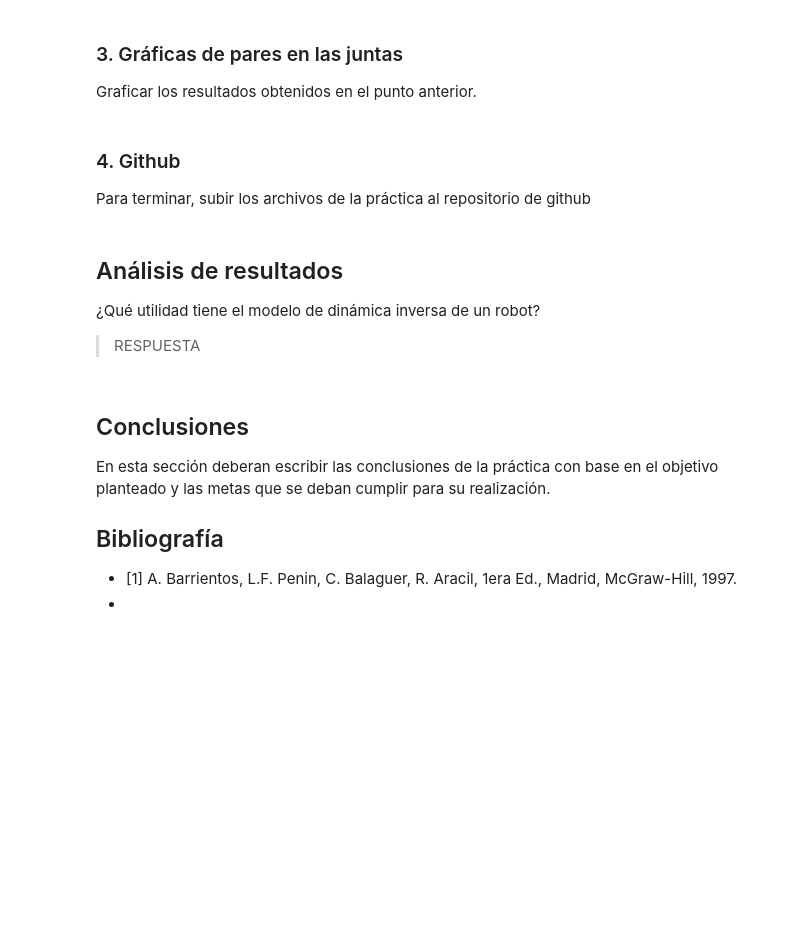
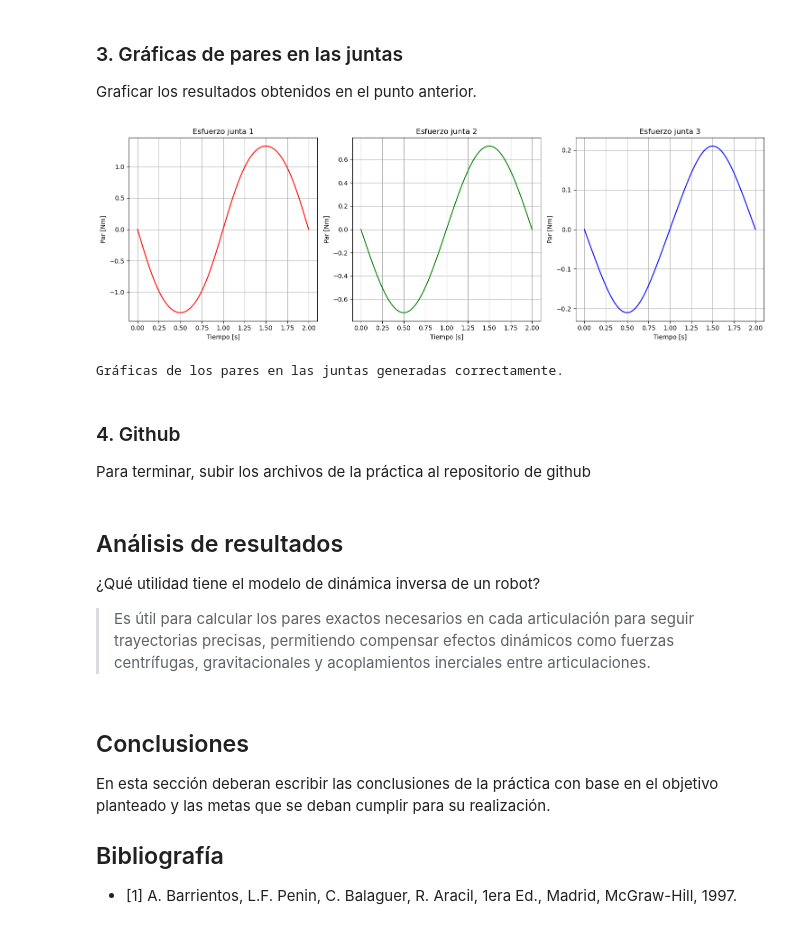
Before and after one commit to thepatochido/Repositorio-2025-2, a Jupyter notebook: Practicas/P3/practica_3.ipynb, the cells around one changed output. Cells and saved outputs as stored; diff of their text form; code cells hidden in the pictures; blank space fills up the shorter version.

Commit message:
Correccion de los codigos para que funcione todo

```diff
--- a/Practicas/P3/practica_3.ipynb
+++ b/Practicas/P3/practica_3.ipynb
@@ -129,6 +1032,47 @@ Para calcular los pares en las juntas del robot, calcular las parciales del Lagr
 Graficar los resultados obtenidos en el punto anterior.
 # %%
 ###Colocar y correr el código dentro de estas celdas
+import matplotlib.pyplot as plt
+
+# Cargar los datos calculados en la celda anterior
+tau_valores = np.load('tau_valores.npy')
+t_m = np.load('t_m.npy')
+
+# Crear gráficas para los pares en las juntas
+fig, (tau_1_g, tau_2_g, tau_3_g) = plt.subplots(nrows=1, ncols=3, figsize=(15, 5))
+
+# Configurar y dibujar las gráficas
+# Esfuerzo junta 1
+tau_1_g.set_title("Esfuerzo junta 1")
+tau_1_g.plot(t_m, tau_valores[0, :], color="RED")
+tau_1_g.set_xlabel("Tiempo [s]")
+tau_1_g.set_ylabel("Par [Nm]")
+tau_1_g.grid(True)
+
+# Esfuerzo junta 2
+tau_2_g.set_title("Esfuerzo junta 2")
+tau_2_g.plot(t_m, tau_valores[1, :], color="GREEN")
+tau_2_g.set_xlabel("Tiempo [s]")
+tau_2_g.set_ylabel("Par [Nm]")
+tau_2_g.grid(True)
+
+# Esfuerzo junta 3
+tau_3_g.set_title("Esfuerzo junta 3")
+tau_3_g.plot(t_m, tau_valores[2, :], color="BLUE")
+tau_3_g.set_xlabel("Tiempo [s]")
+tau_3_g.set_ylabel("Par [Nm]")
+tau_3_g.grid(True)
+
+# Ajustar el diseño para evitar superposición
+plt.tight_layout()
+
+# Mostrar la figura
+plt.show()
+
+print("Gráficas de los pares en las juntas generadas correctamente.")
+# %% [output]
+[figure, added]
+Gráficas de los pares en las juntas generadas correctamente.
 # %% [markdown]
 ### 4. Github
 Para terminar, subir los archivos de la práctica al repositorio de github
@@ -136,7 +1080,7 @@ Para terminar, subir los archivos de la práctica al repositorio de github
 ## Análisis de resultados
 
 ¿Qué utilidad tiene el modelo de dinámica inversa de un robot?
-> RESPUESTA
+> Es útil para calcular los pares exactos necesarios en cada articulación para seguir trayectorias precisas, permitiendo compensar efectos dinámicos como fuerzas centrífugas, gravitacionales y acoplamientos inerciales entre articulaciones.
 # %% [markdown]
 ## Conclusiones
 
@@ -145,4 +1089,3 @@ En esta sección deberan escribir las conclusiones de la práctica con base en e
 ## Bibliografía
 
 - [1] A. Barrientos, L.F. Penin, C. Balaguer, R. Aracil, 1era Ed., Madrid, McGraw-Hill, 1997.
--
```
Also changed, not shown: parts of 6 cells of this notebook, 2 other files.
